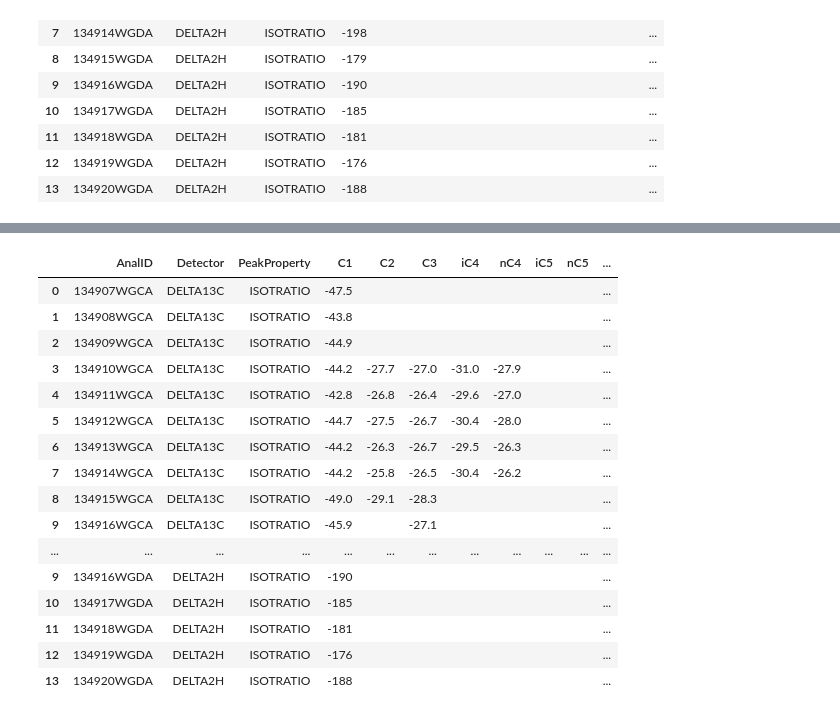
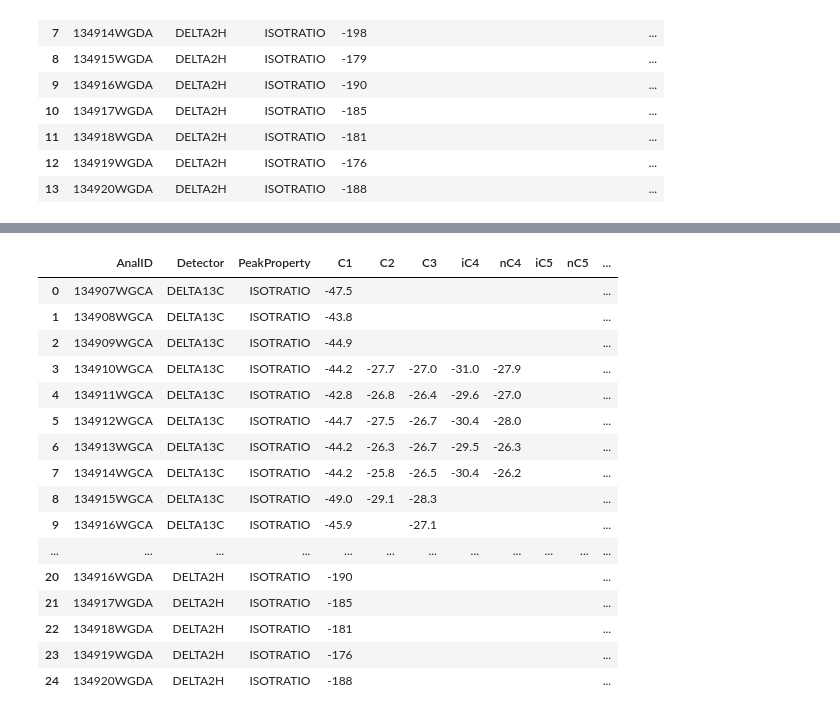
Before and after one commit to Prosserc/python_notebooks, a Jupyter notebook: Diskos/sheet_25_split_cols_comb_rows_and_expand.ipynb, the cells around one changed output, grey strips where cells are left out. Saved outputs shown, nothing was run; the diff lists cells and outputs as text; code cells hidden in the pictures.

```diff
--- a/Diskos/sheet_25_split_cols_comb_rows_and_expand.ipynb
+++ b/Diskos/sheet_25_split_cols_comb_rows_and_expand.ipynb
@@ -110,20 +97,21 @@ df2.columns = df1.columns
 # %%
-pd.concat([df1, df2])
+res = pd.concat([df1, df2]).reset_index(drop=True)
+res
 # %% [output]
 |  | AnalID | Detector | PeakProperty | C1 | C2 | C3 | iC4 | nC4 | iC5 | nC5 | ... |
 | 0 | 134907WGCA | DELTA13C | ISOTRATIO | -47.5 |  |  |  |  |  |  | ... |
 | 1 | 134908WGCA | DELTA13C | ISOTRATIO | -43.8 |  |  |  |  |  |  | ... |
 | 2 | 134909WGCA | DELTA13C | ISOTRATIO | -44.9 |  |  |  |  |  |  | ... |
 | 3 | 134910WGCA | DELTA13C | ISOTRATIO | -44.2 | -27.7 | -27.0 | -31.0 | -27.9 |  |  | ... |
 | 4 | 134911WGCA | DELTA13C | ISOTRATIO | -42.8 | -26.8 | -26.4 | -29.6 | -27.0 |  |  | ... |
 | 5 | 134912WGCA | DELTA13C | ISOTRATIO | -44.7 | -27.5 | -26.7 | -30.4 | -28.0 |  |  | ... |
 | 6 | 134913WGCA | DELTA13C | ISOTRATIO | -44.2 | -26.3 | -26.7 | -29.5 | -26.3 |  |  | ... |
 | 7 | 134914WGCA | DELTA13C | ISOTRATIO | -44.2 | -25.8 | -26.5 | -30.4 | -26.2 |  |  | ... |
 | 8 | 134915WGCA | DELTA13C | ISOTRATIO | -49.0 | -29.1 | -28.3 |  |  |  |  | ... |
 | 9 | 134916WGCA | DELTA13C | ISOTRATIO | -45.9 |  | -27.1 |  |  |  |  | ... |
 | ... | ... | ... | ... | ... | ... | ... | ... | ... | ... | ... | ... |
-| 9 | 134916WGDA | DELTA2H | ISOTRATIO | -190 |  |  |  |  |  |  | ... |
-| 10 | 134917WGDA | DELTA2H | ISOTRATIO | -185 |  |  |  |  |  |  | ... |
-| 11 | 134918WGDA | DELTA2H | ISOTRATIO | -181 |  |  |  |  |  |  | ... |
-| 12 | 134919WGDA | DELTA2H | ISOTRATIO | -176 |  |  |  |  |  |  | ... |
-| 13 | 134920WGDA | DELTA2H | ISOTRATIO | -188 |  |  |  |  |  |  | ... |
+| 20 | 134916WGDA | DELTA2H | ISOTRATIO | -190 |  |  |  |  |  |  | ... |
+| 21 | 134917WGDA | DELTA2H | ISOTRATIO | -185 |  |  |  |  |  |  | ... |
+| 22 | 134918WGDA | DELTA2H | ISOTRATIO | -181 |  |  |  |  |  |  | ... |
+| 23 | 134919WGDA | DELTA2H | ISOTRATIO | -176 |  |  |  |  |  |  | ... |
+| 24 | 134920WGDA | DELTA2H | ISOTRATIO | -188 |  |  |  |  |  |  | ... |
```
Also changed, not shown: parts of 3 cells of this notebook, 10 other files.
